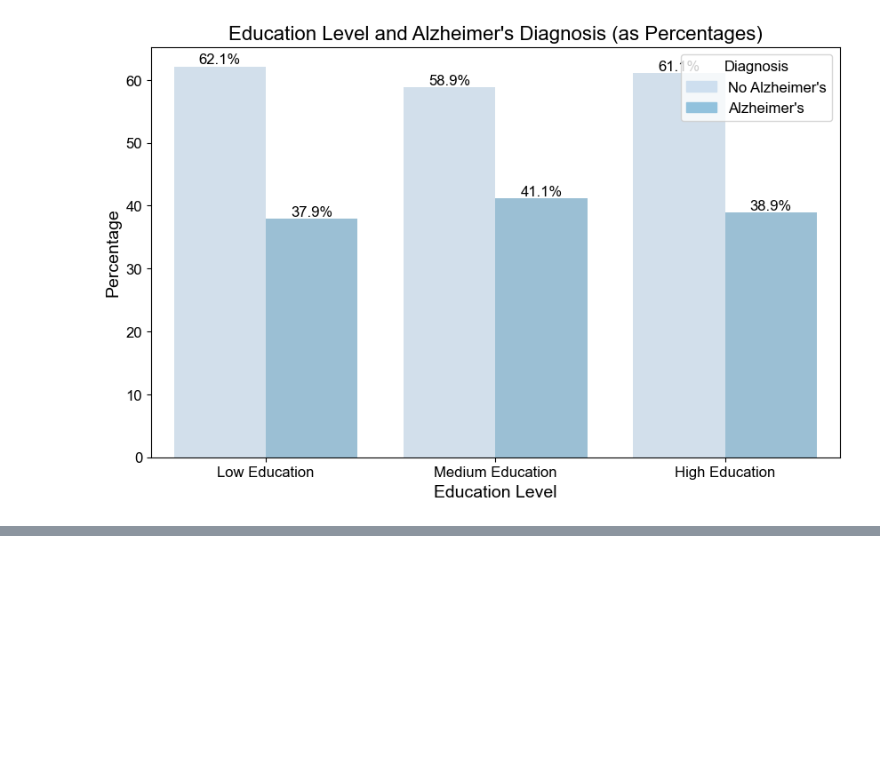
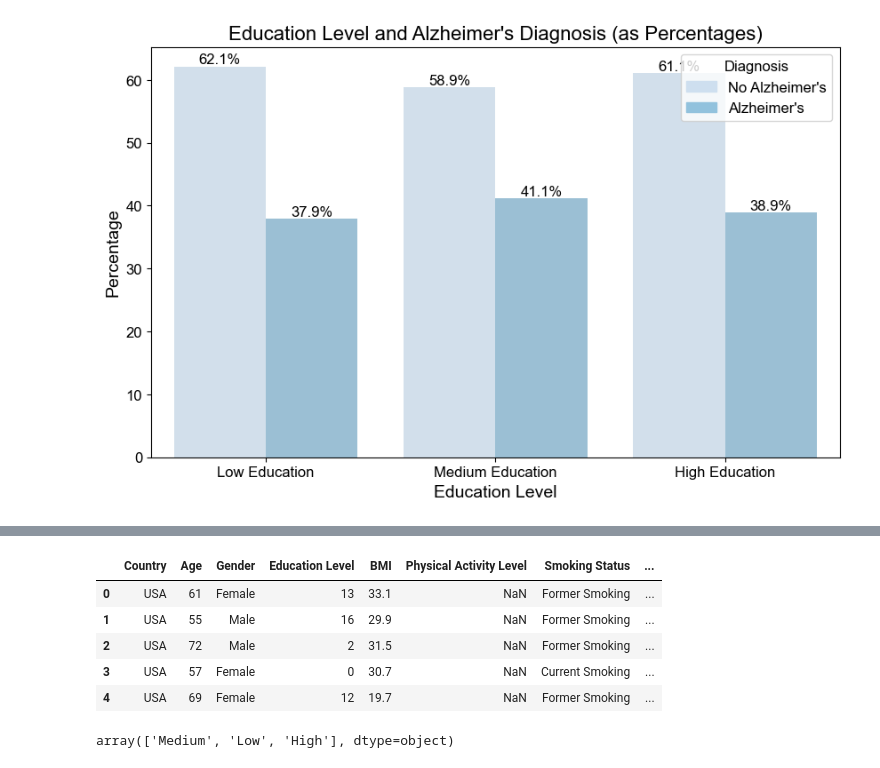
Before and after one commit to niikpakpobrown/HIS-Final-Project, a Jupyter notebook: EDA.ipynb, the cells around one changed output, grey strips where cells are left out. Drawn from its saved outputs; the diff is of its cells as text; code cells hidden in the pictures; blank space fills up the shorter version.

```diff
--- a/EDA.ipynb
+++ b/EDA.ipynb
@@ -636,0 +680,13 @@ plt.show()
+# %%
+df.head()
+# %% [output]
+|  | Country | Age | Gender | Education Level | BMI | Physical Activity Level | Smoking Status | ... |
+| 0 | USA | 61 | Female | 13 | 33.1 | NaN | Former Smoking | ... |
+| 1 | USA | 55 | Male | 16 | 29.9 | NaN | Former Smoking | ... |
+| 2 | USA | 72 | Male | 2 | 31.5 | NaN | Former Smoking | ... |
+| 3 | USA | 57 | Female | 0 | 30.7 | NaN | Current Smoking | ... |
+| 4 | USA | 69 | Female | 12 | 19.7 | NaN | Former Smoking | ... |
+# %%
+df['Physical Activity Level'].unique()
+# %% [output]
+array(['Medium', 'Low', 'High'], dtype=object)
```
Also changed, not shown: parts of 6 cells of this notebook, 1 other file.
